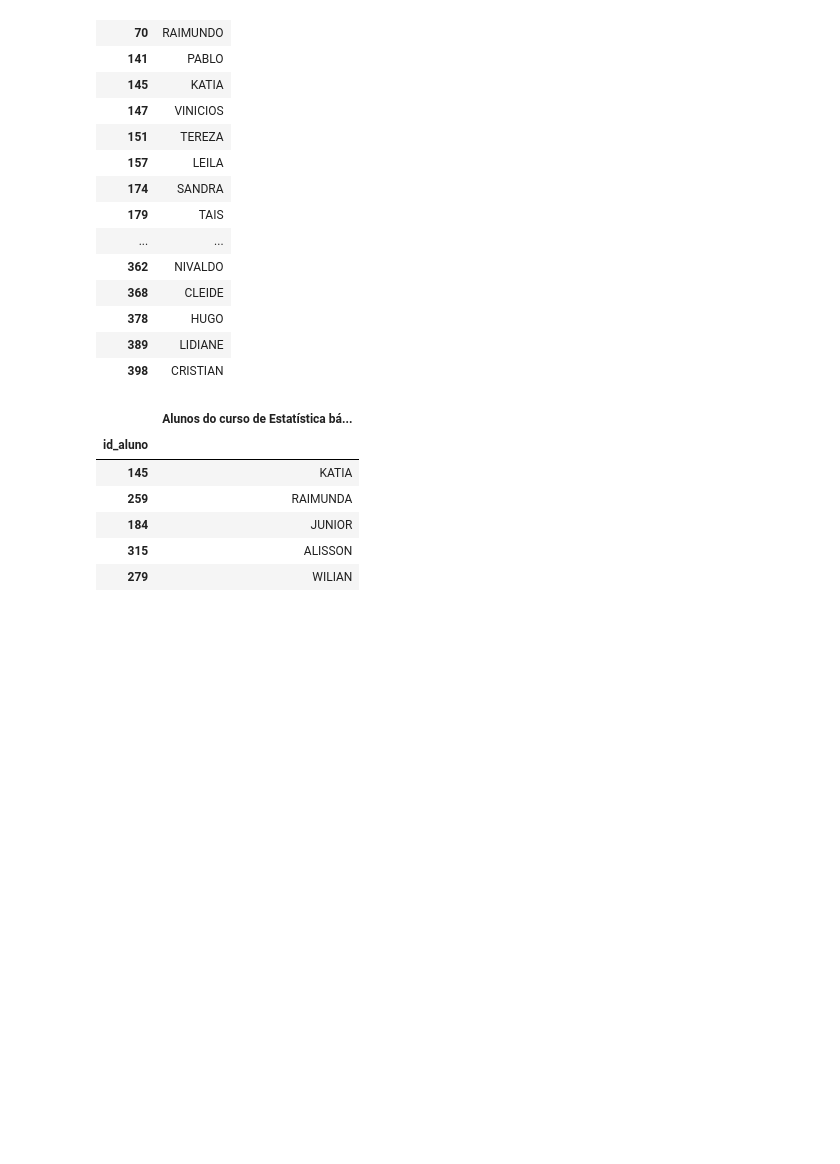
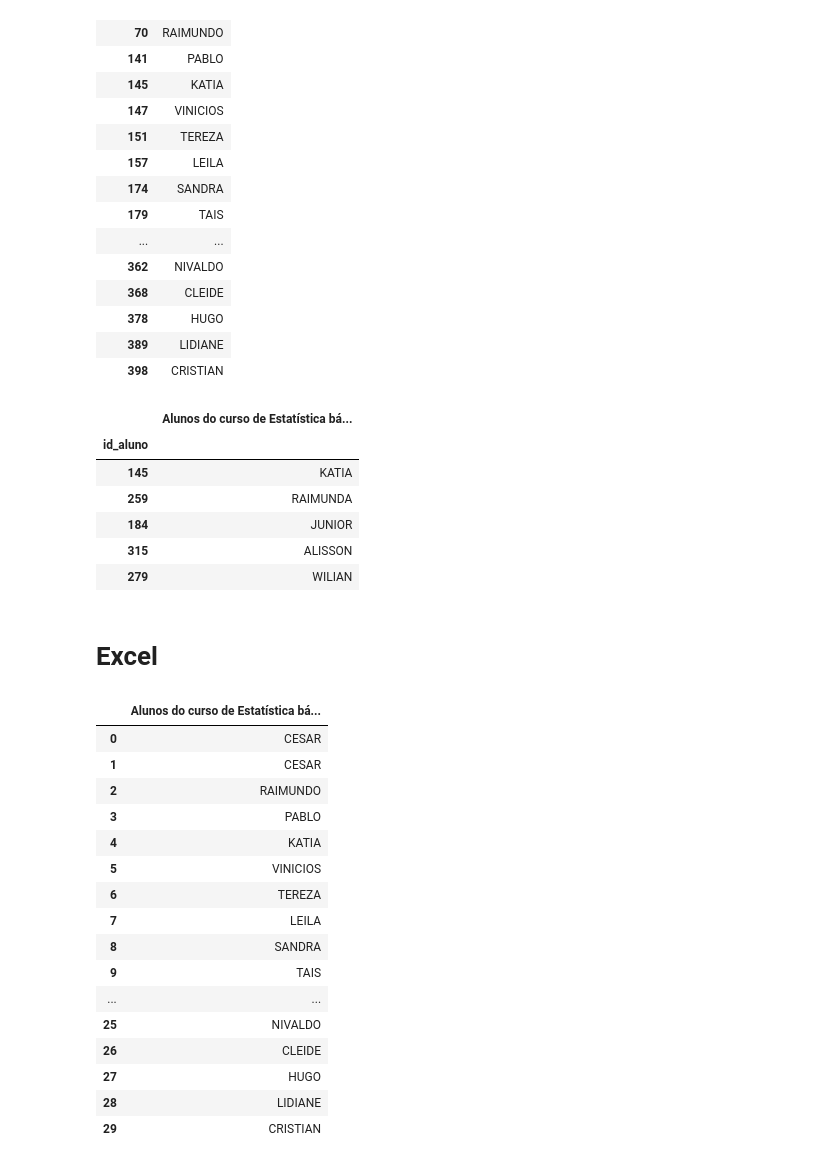
Before and after one commit to GabrielTB1/Pandas-IO, a Jupyter notebook: Pandas_IO.ipynb, the cells around one changed output. Saved outputs shown, nothing was run; the diff lists cells and outputs as text; code cells hidden in the pictures; blank space fills up the shorter version.

Commit message:
Escrevendo e lendo excel

```diff
--- a/Pandas_IO.ipynb
+++ b/Pandas_IO.ipynb
@@ -619,3 +619,5 @@ proxima_turma.sample(5)
 | 184 | JUNIOR |
 | 315 | ALISSON |
 | 279 | WILIAN |
+# %% [markdown]
+# Excel
@@ -621,0 +626,20 @@ proxima_turma.sample(5)
+# %%
+pd.read_excel('proxima_turma.xlsx')
+# %% [output]
+|  | Alunos do curso de Estatística bá... |
+| 0 | CESAR |
+| 1 | CESAR |
+| 2 | RAIMUNDO |
+| 3 | PABLO |
+| 4 | KATIA |
+| 5 | VINICIOS |
+| 6 | TEREZA |
+| 7 | LEILA |
+| 8 | SANDRA |
+| 9 | TAIS |
+| ... | ... |
+| 25 | NIVALDO |
+| 26 | CLEIDE |
+| 27 | HUGO |
+| 28 | LIDIANE |
+| 29 | CRISTIAN |
```
Also changed, not shown: parts of 1 cell of this notebook.
